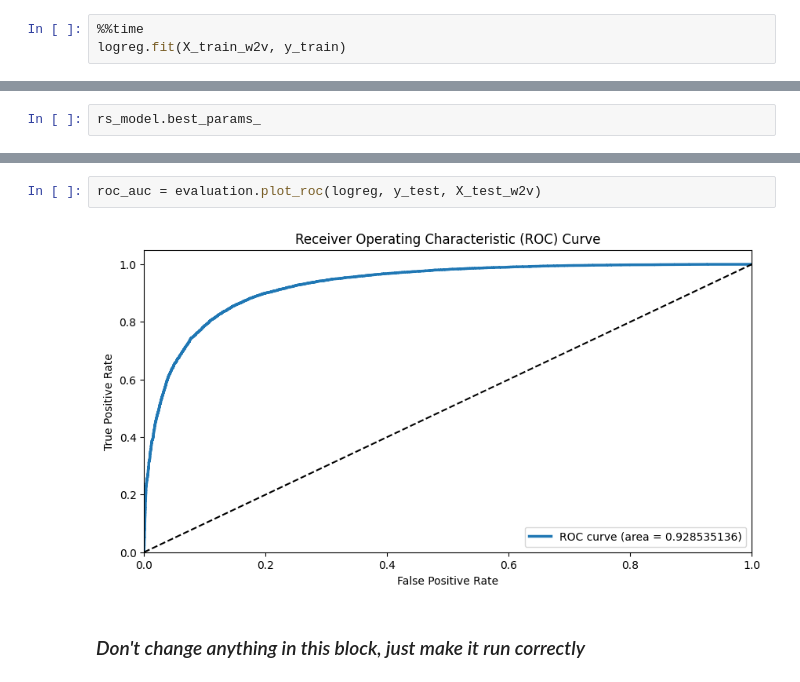
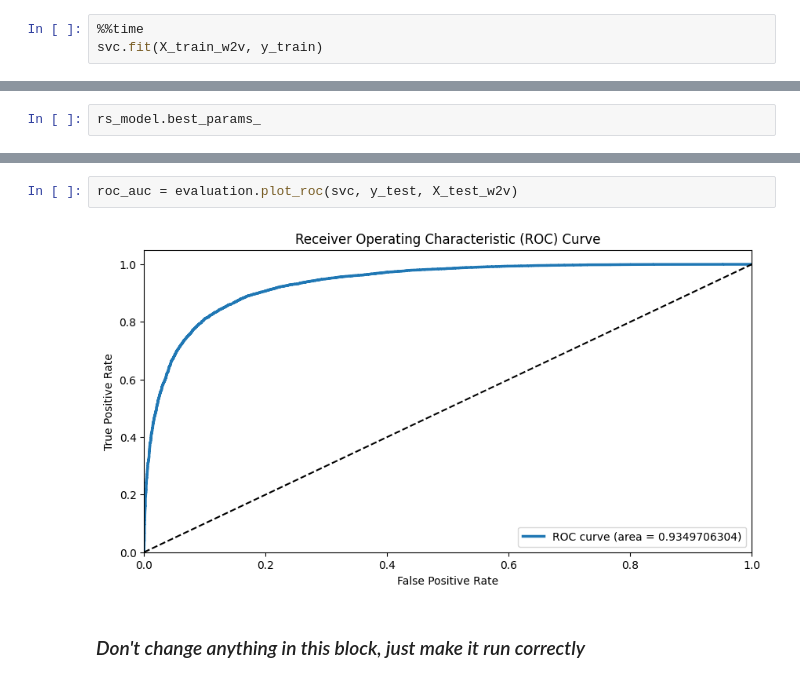
Before and after one commit to nachomartinezl/sentiment_analysis, a Jupyter notebook: Sentiment_Analysis_NLP.ipynb, the cells around one changed output, grey strips where cells are left out. Saved outputs shown, nothing was run; the diff lists cells and outputs as text.

Commit message:
passing more than 0.93 roc auc test OK

```diff
--- a/Sentiment_Analysis_NLP.ipynb
+++ b/Sentiment_Analysis_NLP.ipynb
@@ -509,4 +573,4 @@ models
 # %%
 %%time
-logreg.fit(X_train_w2v, y_train)
+svc.fit(X_train_w2v, y_train)
 # %% [output]
@@ -543,7 +632,7 @@ Model Classification report:
 # %%
-roc_auc = evaluation.plot_roc(logreg, y_test, X_test_w2v)
+roc_auc = evaluation.plot_roc(svc, y_test, X_test_w2v)
 # %% [output]
-[figure, old version]
+[figure, new version]
 # %% [markdown]
 ### *Don't change anything in this block, just make it run correctly*
 # %%
```
Also changed, not shown: parts of 16 cells of this notebook.
